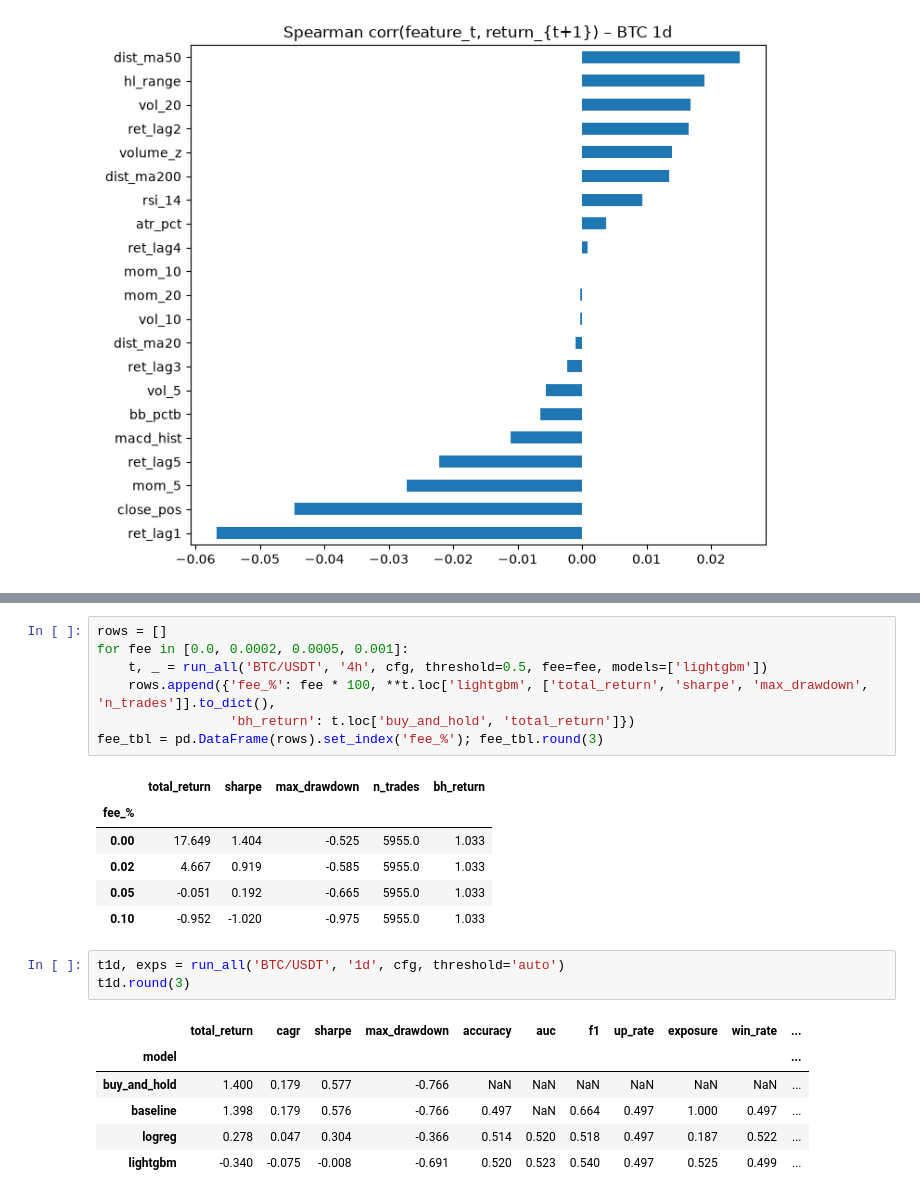
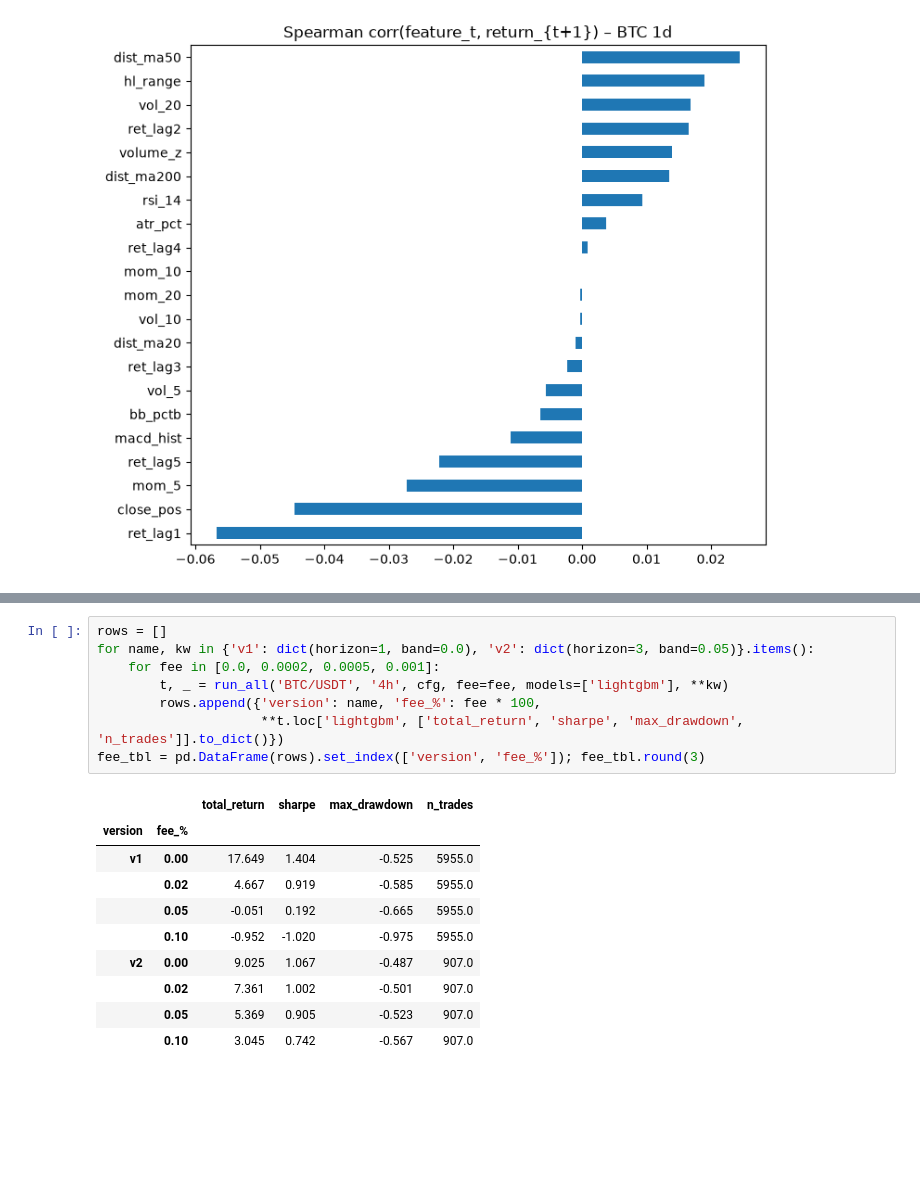
Before and after one commit to the-daonm/crypto-quant, a Jupyter notebook: notebooks/eda.ipynb, the cells around one changed output, grey strips where cells are left out. Saved outputs shown, nothing was run; the diff lists cells and outputs as text; blank space fills up the shorter version.

```diff
--- a/notebooks/eda.ipynb
+++ b/notebooks/eda.ipynb
@@ -79,24 +79,19 @@ Khung 4h có accuracy cao hơn 1d, nhưng mô hình giao dịch rất nhiều l
 # %%
 rows = []
-for fee in [0.0, 0.0002, 0.0005, 0.001]:
-    t, _ = run_all('BTC/USDT', '4h', cfg, threshold=0.5, fee=fee, models=['lightgbm'])
-    rows.append({'fee_%': fee * 100, **t.loc['lightgbm', ['total_return', 'sharpe', 'max_drawdown', 'n_trades']].to_dict(),
-                 'bh_return': t.loc['buy_and_hold', 'total_return']})
-fee_tbl = pd.DataFrame(rows).set_index('fee_%'); fee_tbl.round(3)
+for name, kw in {'v1': dict(horizon=1, band=0.0), 'v2': dict(horizon=3, band=0.05)}.items():
+    for fee in [0.0, 0.0002, 0.0005, 0.001]:
+        t, _ = run_all('BTC/USDT', '4h', cfg, fee=fee, models=['lightgbm'], **kw)
+        rows.append({'version': name, 'fee_%': fee * 100,
+                     **t.loc['lightgbm', ['total_return', 'sharpe', 'max_drawdown', 'n_trades']].to_dict()})
+fee_tbl = pd.DataFrame(rows).set_index(['version', 'fee_%']); fee_tbl.round(3)
 # %% [output]
-|  | total_return | sharpe | max_drawdown | n_trades | bh_return |
-| fee_% |  |  |  |  |  |
-| 0.00 | 17.649 | 1.404 | -0.525 | 5955.0 | 1.033 |
-| 0.02 | 4.667 | 0.919 | -0.585 | 5955.0 | 1.033 |
-| 0.05 | -0.051 | 0.192 | -0.665 | 5955.0 | 1.033 |
-| 0.10 | -0.952 | -1.020 | -0.975 | 5955.0 | 1.033 |
+|  |  | total_return | sharpe | max_drawdown | n_trades |
+| version | fee_% |  |  |  |  |
+| v1 | 0.00 | 17.649 | 1.404 | -0.525 | 5955.0 |
+|  | 0.02 | 4.667 | 0.919 | -0.585 | 5955.0 |
+|  | 0.05 | -0.051 | 0.192 | -0.665 | 5955.0 |
+|  | 0.10 | -0.952 | -1.020 | -0.975 | 5955.0 |
+| v2 | 0.00 | 9.025 | 1.067 | -0.487 | 907.0 |
+|  | 0.02 | 7.361 | 1.002 | -0.501 | 907.0 |
+|  | 0.05 | 5.369 | 0.905 | -0.523 | 907.0 |
+|  | 0.10 | 3.045 | 0.742 | -0.567 | 907.0 |
-# %%
-t1d, exps = run_all('BTC/USDT', '1d', cfg, threshold='auto')
-t1d.round(3)
-# %% [output]
-|  | total_return | cagr | sharpe | max_drawdown | accuracy | auc | f1 | up_rate | exposure | win_rate | ... |
-| model |  |  |  |  |  |  |  |  |  |  | ... |
-| buy_and_hold | 1.400 | 0.179 | 0.577 | -0.766 | NaN | NaN | NaN | NaN | NaN | NaN | ... |
-| baseline | 1.398 | 0.179 | 0.576 | -0.766 | 0.497 | NaN | 0.664 | 0.497 | 1.000 | 0.497 | ... |
-| logreg | 0.278 | 0.047 | 0.304 | -0.366 | 0.514 | 0.520 | 0.518 | 0.497 | 0.187 | 0.522 | ... |
-| lightgbm | -0.340 | -0.075 | -0.008 | -0.691 | 0.520 | 0.523 | 0.540 | 0.497 | 0.525 | 0.499 | ... |
```
Also changed, not shown: parts of 8 cells of this notebook.
